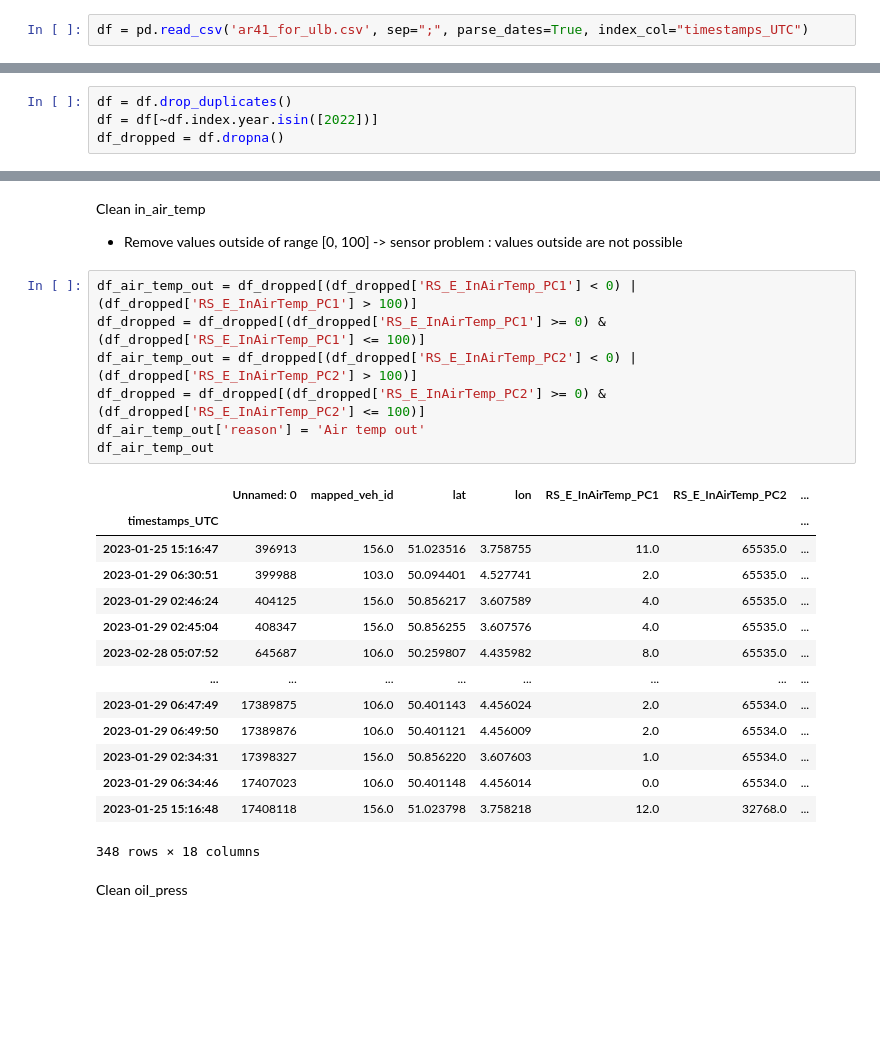
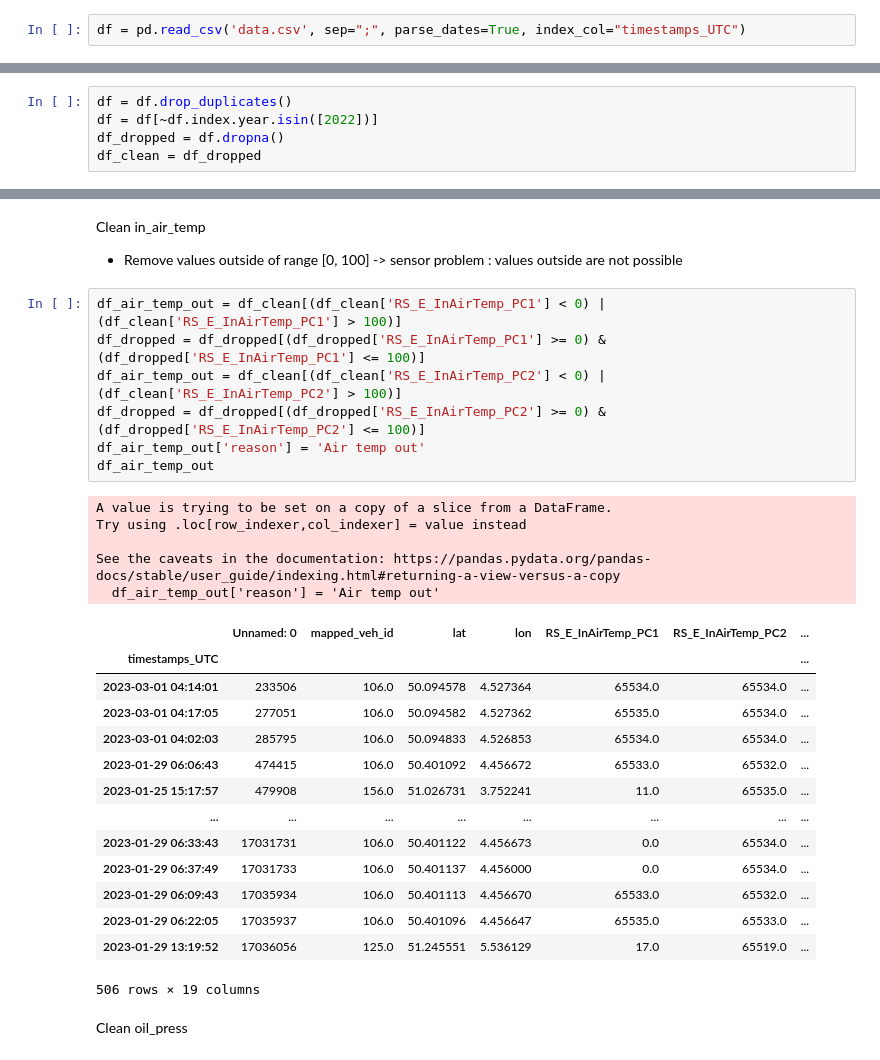
Before and after one commit to koadegno/data-minig-project, a Jupyter notebook: preprocessing.ipynb, the cells around one changed output, grey strips where cells are left out. Cells and saved outputs as stored; diff of their text form; blank space fills up the shorter version.

```diff
--- a/preprocessing.ipynb
+++ b/preprocessing.ipynb
@@ -3,13 +3,14 @@ import pandas as pd
 import numpy as np
 import matplotlib.pyplot as plt
 # %%
-df = pd.read_csv('ar41_for_ulb.csv', sep=";", parse_dates=True, index_col="timestamps_UTC")
+df = pd.read_csv('data.csv', sep=";", parse_dates=True, index_col="timestamps_UTC")
 # %% [markdown]
 Drop duplicates & data from 2022
 # %%
 df = df.drop_duplicates()
 df = df[~df.index.year.isin([2022])]
 df_dropped = df.dropna()
+df_clean = df_dropped
 # %% [markdown]
 Drop rows where both motors are off
 # %%
@@ -96,27 +97,32 @@ plt.savefig("explo/before_log.png")
 Clean in_air_temp
 - Remove values outside of range [0, 100] -> sensor problem : values outside are not possible
 # %%
-df_air_temp_out = df_dropped[(df_dropped['RS_E_InAirTemp_PC1'] < 0) | (df_dropped['RS_E_InAirTemp_PC1'] > 100)]
+df_air_temp_out = df_clean[(df_clean['RS_E_InAirTemp_PC1'] < 0) | (df_clean['RS_E_InAirTemp_PC1'] > 100)]
 df_dropped = df_dropped[(df_dropped['RS_E_InAirTemp_PC1'] >= 0) & (df_dropped['RS_E_InAirTemp_PC1'] <= 100)]
-df_air_temp_out = df_dropped[(df_dropped['RS_E_InAirTemp_PC2'] < 0) | (df_dropped['RS_E_InAirTemp_PC2'] > 100)]
+df_air_temp_out = df_clean[(df_clean['RS_E_InAirTemp_PC2'] < 0) | (df_clean['RS_E_InAirTemp_PC2'] > 100)]
 df_dropped = df_dropped[(df_dropped['RS_E_InAirTemp_PC2'] >= 0) & (df_dropped['RS_E_InAirTemp_PC2'] <= 100)]
 df_air_temp_out['reason'] = 'Air temp out'
 df_air_temp_out
 # %% [output]
+A value is trying to be set on a copy of a slice from a DataFrame.
+Try using .loc[row_indexer,col_indexer] = value instead
+
+See the caveats in the documentation: https://pandas.pydata.org/pandas-docs/stable/user_guide/indexing.html#returning-a-view-versus-a-copy
+  df_air_temp_out['reason'] = 'Air temp out'
 |  | Unnamed: 0 | mapped_veh_id | lat | lon | RS_E_InAirTemp_PC1 | RS_E_InAirTemp_PC2 | ... |
 | timestamps_UTC |  |  |  |  |  |  | ... |
-| 2023-01-25 15:16:47 | 396913 | 156.0 | 51.023516 | 3.758755 | 11.0 | 65535.0 | ... |
-| 2023-01-29 06:30:51 | 399988 | 103.0 | 50.094401 | 4.527741 | 2.0 | 65535.0 | ... |
-| 2023-01-29 02:46:24 | 404125 | 156.0 | 50.856217 | 3.607589 | 4.0 | 65535.0 | ... |
-| 2023-01-29 02:45:04 | 408347 | 156.0 | 50.856255 | 3.607576 | 4.0 | 65535.0 | ... |
-| 2023-02-28 05:07:52 | 645687 | 106.0 | 50.259807 | 4.435982 | 8.0 | 65535.0 | ... |
+| 2023-03-01 04:14:01 | 233506 | 106.0 | 50.094578 | 4.527364 | 65534.0 | 65534.0 | ... |
+| 2023-03-01 04:17:05 | 277051 | 106.0 | 50.094582 | 4.527362 | 65535.0 | 65534.0 | ... |
+| 2023-03-01 04:02:03 | 285795 | 106.0 | 50.094833 | 4.526853 | 65534.0 | 65534.0 | ... |
+| 2023-01-29 06:06:43 | 474415 | 106.0 | 50.401092 | 4.456672 | 65533.0 | 65532.0 | ... |
+| 2023-01-25 15:17:57 | 479908 | 156.0 | 51.026731 | 3.752241 | 11.0 | 65535.0 | ... |
 | ... | ... | ... | ... | ... | ... | ... | ... |
-| 2023-01-29 06:47:49 | 17389875 | 106.0 | 50.401143 | 4.456024 | 2.0 | 65534.0 | ... |
-| 2023-01-29 06:49:50 | 17389876 | 106.0 | 50.401121 | 4.456009 | 2.0 | 65534.0 | ... |
-| 2023-01-29 02:34:31 | 17398327 | 156.0 | 50.856220 | 3.607603 | 1.0 | 65534.0 | ... |
-| 2023-01-29 06:34:46 | 17407023 | 106.0 | 50.401148 | 4.456014 | 0.0 | 65534.0 | ... |
-| 2023-01-25 15:16:48 | 17408118 | 156.0 | 51.023798 | 3.758218 | 12.0 | 32768.0 | ... |
+| 2023-01-29 06:33:43 | 17031731 | 106.0 | 50.401122 | 4.456673 | 0.0 | 65534.0 | ... |
+| 2023-01-29 06:37:49 | 17031733 | 106.0 | 50.401137 | 4.456000 | 0.0 | 65534.0 | ... |
+| 2023-01-29 06:09:43 | 17035934 | 106.0 | 50.401113 | 4.456670 | 65533.0 | 65532.0 | ... |
+| 2023-01-29 06:22:05 | 17035937 | 106.0 | 50.401096 | 4.456647 | 65535.0 | 65533.0 | ... |
+| 2023-01-29 13:19:52 | 17036056 | 125.0 | 51.245551 | 5.536129 | 17.0 | 65519.0 | ... |
-348 rows × 18 columns
+506 rows × 19 columns
 # %% [markdown]
 Clean oil_press
 # %% [markdown]
```
Also changed, not shown: parts of 7 cells of this notebook.
